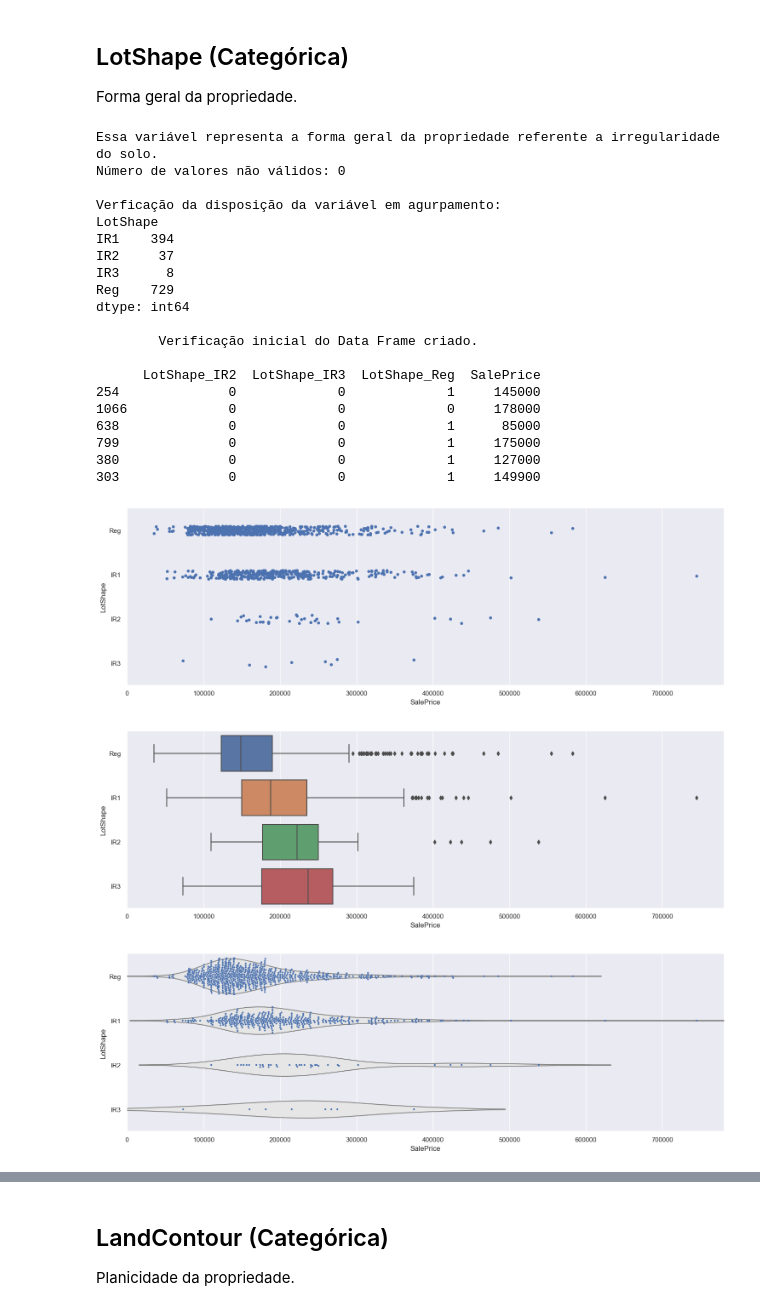
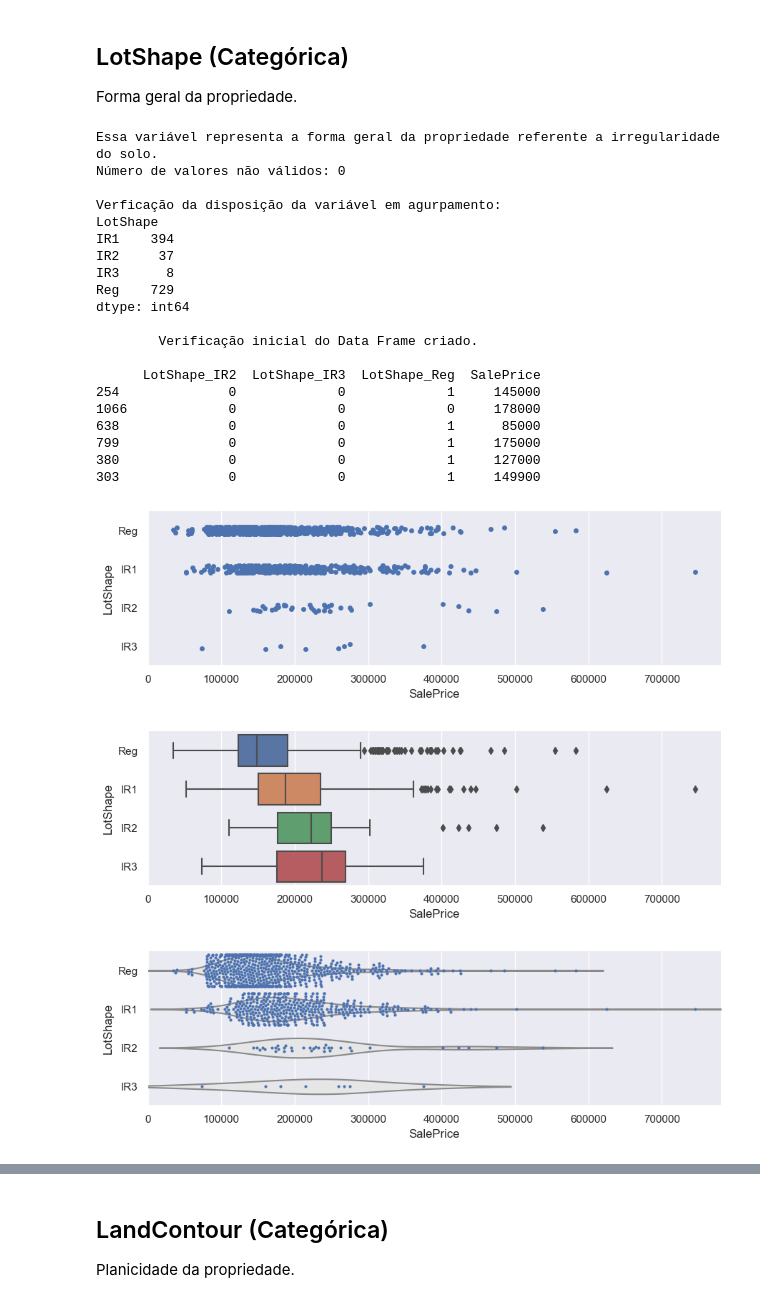
Before and after one commit to JohnDaytonCC/HousePricesPrediction, a Jupyter notebook: Notebook - House Prices Predition.ipynb, the cells around one changed output, grey strips where cells are left out. Cells and saved outputs as stored; diff of their text form; code cells hidden in the pictures.

```diff
--- a/Notebook - House Prices Predition.ipynb
+++ b/Notebook - House Prices Predition.ipynb
@@ -292,13 +350,14 @@ modelo_dummies = sm.OLS.from_formula("SalePrice ~ MSZoning_FV + MSZoning_RH + MS
 print("\nVerificação dos primeiros dados do Data Frame.\n")
 print(modelo_dummies.summary())
 
-print("Essa variável não será adicionada para a construção do modelo de regressão linear")
+# print("Essa variável não será adicionada para a construção do modelo de regressão linear")
 
-# # Eliminação da coluna da variável dependente
-# df_dummies_auxiliar.drop(columns = [nome_target], inplace = True)
+################################# ARMAZENAMENTO DAS VARIÁVEIS DICOTÔMICAS ##################################
+# Eliminação da coluna da variável dependente
+df_dummies_auxiliar.drop(columns = [nome_target], inplace = True)
 
-# # Armazenamento dos valores da variável
-# features_dicotomicas[df_dummies_auxiliar.columns] = df_dummies_auxiliar
+# Armazenamento dos valores da variável
+features_dicotomicas[df_dummies_auxiliar.columns] = df_dummies_auxiliar
 # %% [output]
 Essa variável representa o zoneamento da venda do imóvel. Tem-se as seguintes classificações.
 
@@ -603,15 +663,15 @@ print(df_dummies_auxiliar.head(6))
 ############################################################################################################
 # Criação de um gráfico para facilitar o entendimento da dispersão dos dados
 
-sns.catplot(x = nome_target, y = nome_feature, data = dados_treino, height=5, aspect=3)
+sns.catplot(x = nome_target, y = nome_feature, data = dados_treino, height=3, aspect=3)
 # ax1.set_axis_labels('nome_target','nome_feature')
 # ax1.despine(left=True)   # Remove os limites à esquerda.
 
-sns.catplot(x = nome_target, y = nome_feature, data = dados_treino, kind = "box", height=5, aspect=3)
+sns.catplot(x = nome_target, y = nome_feature, data = dados_treino, kind = "box", height=3, aspect=3)
 # ax2.set_axis_labels('nome_target','nome_feature')
 # ax2.despine(left=True)   # Remove os limites à esquerda.
 
-sns.catplot(x = nome_target, y = nome_feature, data = dados_treino, kind = "violin", color = ".9", inner = None, height=5, aspect=3)
+sns.catplot(x = nome_target, y = nome_feature, data = dados_treino, kind = "violin", color = ".9", inner = None, height=3, aspect=3)
 sns.swarmplot(x = nome_target, y = nome_feature, data = dados_treino, size = 3,)
 # ax3.despine(left=True)   # Remove os limites à esquerda.
 
@@ -629,36 +689,43 @@ print('\n\tVerificando os dados dos três gráficos criados, não foi possível
 # Estimação do modelo de regressão linear múltipla com n-1 dummies
 modelo_dummies = sm.OLS.from_formula("SalePrice ~ LotShape_IR2 + LotShape_IR3 + LotShape_Reg", df_dummies_auxiliar).fit()
 
 print("\n\tDados estatístico da regressão linear criada.\n")
 print(modelo_dummies.summary())
 
 print('Verificando os dados estatístico da regressão foi obtido uma relação de 0.07 entre as variáveis dicotômicas e a variável depentente.\n')
 
 print('Essa variável não será utilizada para o desenvolvimento do modelo.')
+
+################################# ARMAZENAMENTO DAS VARIÁVEIS DICOTÔMICAS ##################################
+# Eliminação da coluna da variável dependente
+df_dummies_auxiliar.drop(columns = [nome_target], inplace = True)
+
+# Armazenamento dos valores da variável
+features_dicotomicas[df_dummies_auxiliar.columns] = df_dummies_auxiliar
 # %% [output]
 Essa variável representa a forma geral da propriedade referente a irregularidade do solo.
 Número de valores não válidos: 0
 
 Verficação da disposição da variável em agurpamento:
 LotShape
 IR1    394
 IR2     37
 IR3      8
 Reg    729
 dtype: int64
 
         Verificação inicial do Data Frame criado.
 
       LotShape_IR2  LotShape_IR3  LotShape_Reg  SalePrice
 254              0             0             1     145000
 1066             0             0             0     178000
 638              0             0             1      85000
 799              0             0             1     175000
 380              0             0             1     127000
 303              0             0             1     149900
-[figure, old version]
+[figure, new version]
-[figure, old version]
+[figure, new version]
-[figure, old version]
+[figure, new version]
         Verificando os dados dos três gráficos criados, não foi possível visualizar alguma relação que diferencie os dados da variável categórica em relação à variável dependete.
 
 
```
Also changed, not shown: parts of 66 cells of this notebook.
